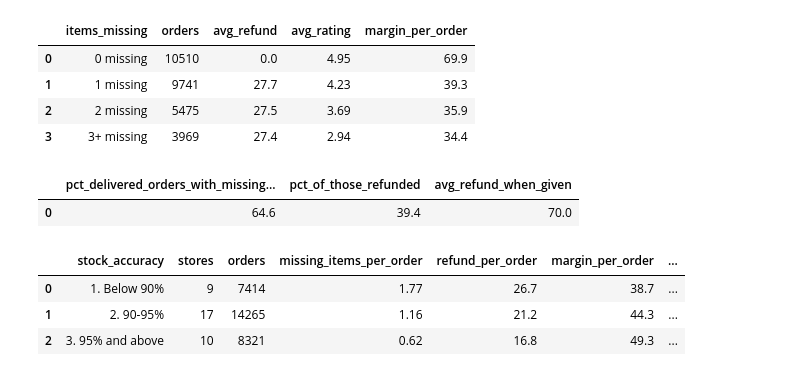
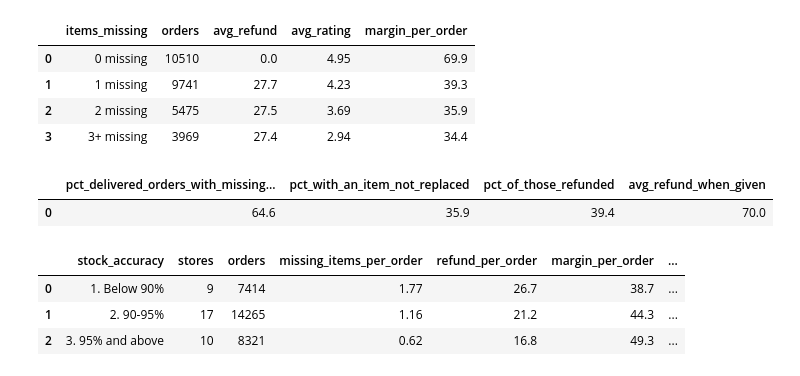
Before and after one commit to Aritra-20/swiftbasket-profitable-growth, a Jupyter notebook: notebooks/swiftbasket_analysis.ipynb, the cells around one changed output. Saved outputs shown, nothing was run; the diff lists cells and outputs as text; code cells hidden in the pictures.

```diff
--- a/notebooks/swiftbasket_analysis.ipynb
+++ b/notebooks/swiftbasket_analysis.ipynb
@@ -684,16 +686,17 @@ stock
 # %%
 df = run("""
 SELECT ROUND(100.0 * AVG(CASE WHEN stockout_item_count > 0 THEN 1 ELSE 0 END), 1)                 AS pct_delivered_orders_with_missing_item,
+       ROUND(100.0 * AVG(CASE WHEN stockout_item_count - substitution_count > 0 THEN 1 ELSE 0 END), 1) AS pct_with_an_item_not_replaced,
        ROUND(100.0 * AVG(CASE WHEN stockout_item_count > 0 AND refund_inr > 0 THEN 1.0
                               WHEN stockout_item_count > 0 THEN 0 END), 1)                          AS pct_of_those_refunded,
        ROUND(AVG(CASE WHEN stockout_item_count > 0 AND refund_inr > 0 THEN refund_inr END), 0)      AS avg_refund_when_given
 FROM orders
 WHERE cancelled_flag = 0
 """)
 df
 # %% [output]
-|  | pct_delivered_orders_with_missing... | pct_of_those_refunded | avg_refund_when_given |
-| 0 | 64.6 | 39.4 | 70.0 |
+|  | pct_delivered_orders_with_missing... | pct_with_an_item_not_replaced | pct_of_those_refunded | avg_refund_when_given |
+| 0 | 64.6 | 35.9 | 39.4 | 70.0 |
 # %%
 inv = run("""
 SELECT CASE WHEN s.inventory_accuracy_pct < 90 THEN '1. Below 90%'
```
Also changed, not shown: parts of 56 cells of this notebook, 6 other files.
